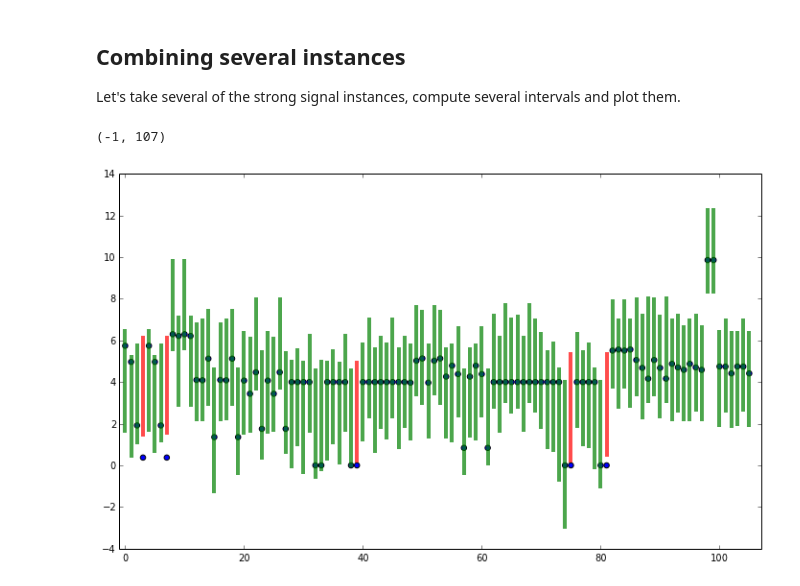
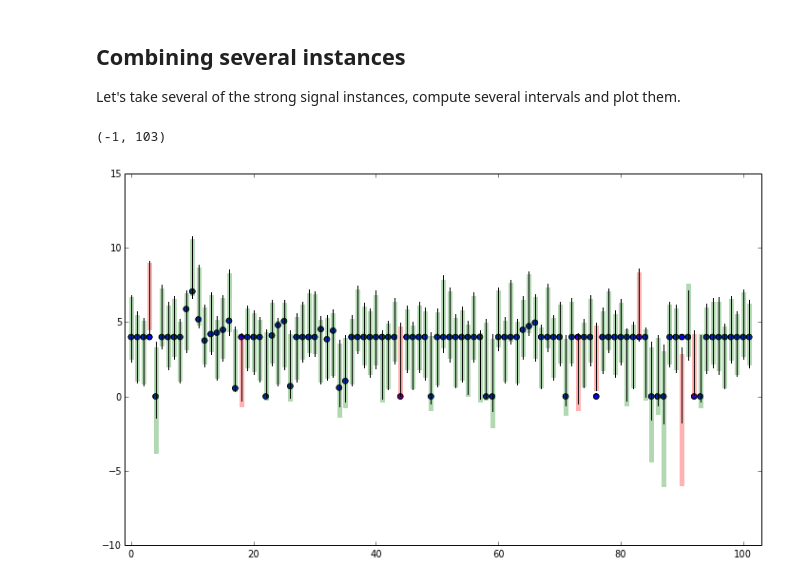
Before and after one commit to selective-inference/Python-software, a Jupyter notebook: notebooks/lasso.ipynb, the cells around one changed output. Saved outputs shown, nothing was run; the diff lists cells and outputs as text; code cells hidden in the pictures.

Commit message:
added adjusted interval to last plot

```diff
--- a/notebooks/lasso.ipynb
+++ b/notebooks/lasso.ipynb
@@ -18,12 +18,15 @@ def instance(n, p, sigma, frac=0.7, beta=None):
     else:
         mu = np.zeros(n)
     y += mu
-    return lasso(y, X, frac=frac, sigma_epsilon=sigma), mu
+    L = lasso(y, X, frac=frac, sigma_epsilon=sigma)
+    L.alpha = 0.1 # 90% selection intervals
+    return L, mu
 # %%
 L, mu = instance(n,p,sigma)
 # %%
 def form_intervals(n, p, sigma, frac=0.9, beta=None, plot=True):
     results = []
+    unadjusted_results = []
     L, mu = instance(n, p, sigma, frac=frac, beta=beta)
     for i, eta, center, interval in L.intervals:
         lower, upper = interval
@@ -36,9 +39,9 @@ def form_intervals(n, p, sigma, frac=0.9, beta=None, plot=True):
             covered = False
         if plot:
             if not covered:
-                plt.plot([i,i], [lower, upper], linewidth=4, color='red', alpha=0.7)
+                plt.plot([i,i], [lower, upper], linewidth=5, color='red', alpha=0.4)
             else:
-                plt.plot([i,i], [lower, upper], linewidth=4, color='green', alpha=0.7)
+                plt.plot([i,i], [lower, upper], linewidth=5, color='green', alpha=0.4)
         results.append((truth, covered, lower, upper))
     for i, eta, center, interval in L.unadjusted_intervals:
         lower, upper = interval
@@ -50,14 +53,14 @@ def form_intervals(n, p, sigma, frac=0.9, beta=None, plot=True):
         else:
             covered = False
         if plot:
-            plt.plot([i,i], [lower, upper], '--', linewidth=3, color='blue', alpha=1)
-        results.append((truth, covered, lower, upper))
+            plt.plot([i,i], [lower, upper], 'k--', linewidth=2)
+        unadjusted_results.append((truth, covered, lower, upper))
 
     if plot:
         plt.gca().set_xlim([-1,p+1])
-        return plt.gcf(), results
+        return plt.gcf(), results, unadjusted_results
     else:
-        return None, results
+        return None, results, unadjusted_results
 # %% [markdown]
 ## Null case
 
@@ -111,6 +114,7 @@ When it has included all true variables in the model, the signal intervals shoul
 Let's take several of the strong signal instances, compute several intervals and plot them.
 # %%
 results = []
+unadjusted_results = []
 nsim = 50
 min_results = 100
 p = 20
@@ -118,20 +122,29 @@ beta = np.zeros(p)
 beta[:4] = 4
 
 for _ in range(nsim):
-    results.extend(form_intervals(100,p,1,frac=0.7, beta=beta, plot=False)[1])
+    r, ur = form_intervals(100,p,1,frac=0.5, beta=beta, plot=False)[1:]
+    results.extend(r)
+    unadjusted_results.extend(ur)
     if len(results) > min_results:
         break
 # %%
 f = plt.figure(figsize=(12,7))
 idx = 0
 for truth, covered, lower, upper in results:
     plt.scatter(idx, truth, s=30)
     if not covered:
-        plt.plot([idx,idx], [lower, upper], linewidth=4, color='red', alpha=0.7)
+        plt.plot([idx,idx], [lower, upper], linewidth=5, color='red', alpha=0.3)
     else:
-        plt.plot([idx,idx], [lower, upper], linewidth=4, color='green', alpha=0.7)
+        plt.plot([idx,idx], [lower, upper], linewidth=5, color='green', alpha=0.3)
     idx += 1
+
+idx = 0
+for truth, covered, lower, upper in unadjusted_results:
+    plt.scatter(idx, truth, s=30)
+    plt.plot([idx,idx], [lower, upper], linewidth=1, color='black')
+    idx += 1
+
 plt.gca().set_xlim([-1,idx+1])
 # %% [output]
-(-1, 107)
+(-1, 103)
-[figure, old version]
+[figure, new version]
```
Also changed, not shown: parts of 4 cells of this notebook.
